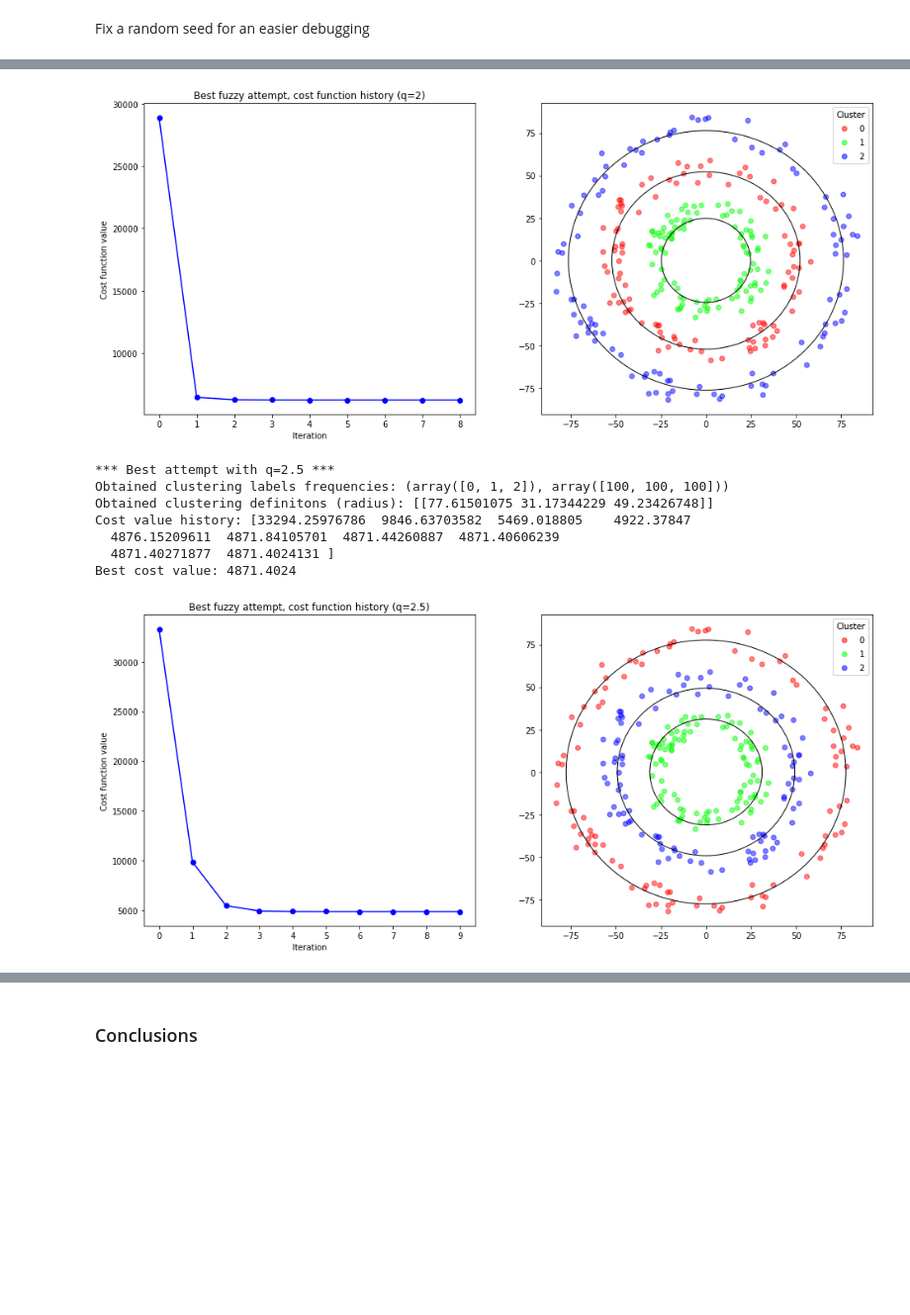
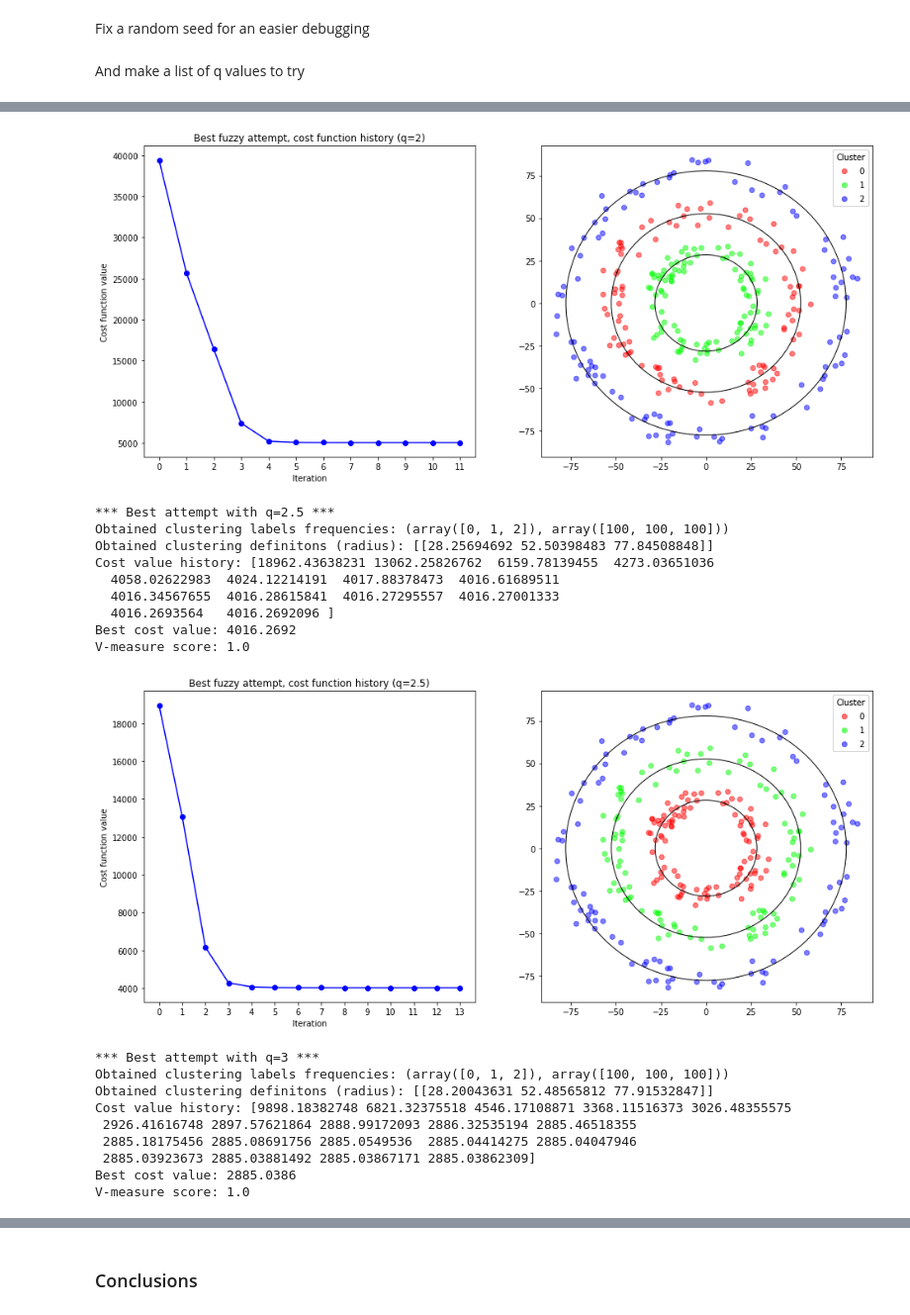
Before and after one commit to llublad/MUSI-AA, a Jupyter notebook: musi-aa-modulo2/handout_5/BERNAT_LADARIA_LLUIS_Handout_5.ipynb, the cells around one changed output, grey strips where cells are left out. Shown at 99% size. Cells and saved outputs as stored; diff of their text form; code cells hidden in the pictures; blank space fills up the shorter version.

```diff
--- a/musi-aa-modulo2/handout_5/BERNAT_LADARIA_LLUIS_Handout_5.ipynb
+++ b/musi-aa-modulo2/handout_5/BERNAT_LADARIA_LLUIS_Handout_5.ipynb
@@ -354,8 +385,7 @@ def do_clustering(X: np.ndarray, M: int, n_iter: int , n_attempts: int, eps: flo
             # calc membership matrix
             #
             U = calc_membership(
-                X=X, thetas=thetas,
-                method=method, q=q)
+                X=X, thetas=thetas, method=method, q=q)
 
             # calculate next clusters centroids
             #
@@ -403,7 +433,8 @@ def do_clustering(X: np.ndarray, M: int, n_iter: int , n_attempts: int, eps: flo
 
     for attempt_entry in attempt_list:
 
-        if best_cost_value is None or get_best_index_from(np.array([attempt_entry[BEST_COST_FIELD], best_cost_value])) == 0:
+        if best_cost_value is None or get_best_index_from(
+            np.array([attempt_entry[BEST_COST_FIELD], best_cost_value])) == 0:
 
             best_cluster_labels = attempt_entry[LABELS_FIELD]
             best_theta_vector = attempt_entry[THETAS_FIELD]
@@ -512,11 +544,15 @@ random.seed(SEED)
 [best_cluster_labels, best_theta_vector, cost_value_history, best_cost_value] = \
     do_crisp_clust(X=X, M=M, n_iter=n_iter, n_attempts=n_attempts, eps=eps)
 # %%
-def print_report(best_cluster_labels, best_theta_vector, cost_value_history, best_cost_value):
-    print("Obtained clustering labels frequencies:", np.unique(best_cluster_labels, return_counts=True))
-    print("Obtained clustering definitons (radius):", best_theta_vector.T)
+def print_report(true_labels, cluster_labels, theta_vector, cost_value_history, best_cost_value):
+
+    v_measure = v_measure_score(labels_true=y, labels_pred=cluster_labels)
+
+    print("Obtained clustering labels frequencies:", np.unique(cluster_labels, return_counts=True))
+    print("Obtained clustering definitons (radius):", theta_vector.T)
     print("Cost value history:", cost_value_history)
     print(f"Best cost value: {best_cost_value:.4f}")
+    print(f"V-measure score: {v_measure}")
 
     pass
 # %%
@@ -548,7 +584,7 @@ my_legend = ax[0].legend(*scatter.legend_elements(), loc="upper right", title="C
 ax[0].add_artist(my_legend)
 plt.subplot(1, 2, 2)
 scatter = ax[1].scatter(x=X[:,0], y=X[:,1], c=best_cluster_labels, alpha=0.5, cmap=paleta)
-for r in fuzzy_best_theta_vector:
+for r in best_theta_vector:
     cir = plt.Circle((0, 0), r, color='k',fill=False)
     ax[1].add_patch(cir)
 my_legend = ax[1].legend(*scatter.legend_elements(), loc="upper right", title="Cluster")
@@ -598,5 +639,7 @@ random.seed(24)
+# %% [markdown]
+And make a list of q values to try
 # %%
-q_list = [1.5, 1.75, 2, 2.5]
+q_list = [1.5, 1.75, 2, 2.5, 3]
 # %%
 for q in q_list:
 
@@ -604,7 +647,7 @@ for q in q_list:
         do_fuzzy_clust(X=X, M=M, n_iter=n_iter, n_attempts=n_attempts, eps=eps, q=q)
 
     print(f"*** Best attempt with q={q} ***")
-    print_report(fuzzy_best_cluster_labels, fuzzy_best_theta_vector, fuzzy_cost_value_history, fuzzy_best_cost_value)
+    print_report(y, fuzzy_best_cluster_labels, fuzzy_best_theta_vector, fuzzy_cost_value_history, fuzzy_best_cost_value)
     print("")
 
     _, ax = plt.subplots(nrows=1, ncols=2, figsize=(16,7))
@@ -649,9 +696,20 @@ Best cost value: 6216.9290
-[figure, old version]
+[figure, new version]
 *** Best attempt with q=2.5 ***
 Obtained clustering labels frequencies: (array([0, 1, 2]), array([100, 100, 100]))
-Obtained clustering definitons (radius): [[77.61501075 31.17344229 49.23426748]]
-Cost value history: [33294.25976786  9846.63703582  5469.018805    4922.37847
-  4876.15209611  4871.84105701  4871.44260887  4871.40606239
-  4871.40271877  4871.4024131 ]
-Best cost value: 4871.4024
+Obtained clustering definitons (radius): [[28.25694692 52.50398483 77.84508848]]
+Cost value history: [18962.43638231 13062.25826762  6159.78139455  4273.03651036
+  4058.02622983  4024.12214191  4017.88378473  4016.61689511
+  4016.34567655  4016.28615841  4016.27295557  4016.27001333
+  4016.2693564   4016.2692096 ]
+Best cost value: 4016.2692
+V-measure score: 1.0
-[figure, old version]
+[figure, new version]
+*** Best attempt with q=3 ***
+Obtained clustering labels frequencies: (array([0, 1, 2]), array([100, 100, 100]))
+Obtained clustering definitons (radius): [[28.20043631 52.48565812 77.91532847]]
+Cost value history: [9898.18382748 6821.32375518 4546.17108871 3368.11516373 3026.48355575
+ 2926.41616748 2897.57621864 2888.99172093 2886.32535194 2885.46518355
+ 2885.18175456 2885.08691756 2885.0549536  2885.04414275 2885.04047946
+ 2885.03923673 2885.03881492 2885.03867171 2885.03862309]
+Best cost value: 2885.0386
+V-measure score: 1.0
```
Also changed, not shown: parts of 20 cells of this notebook.
